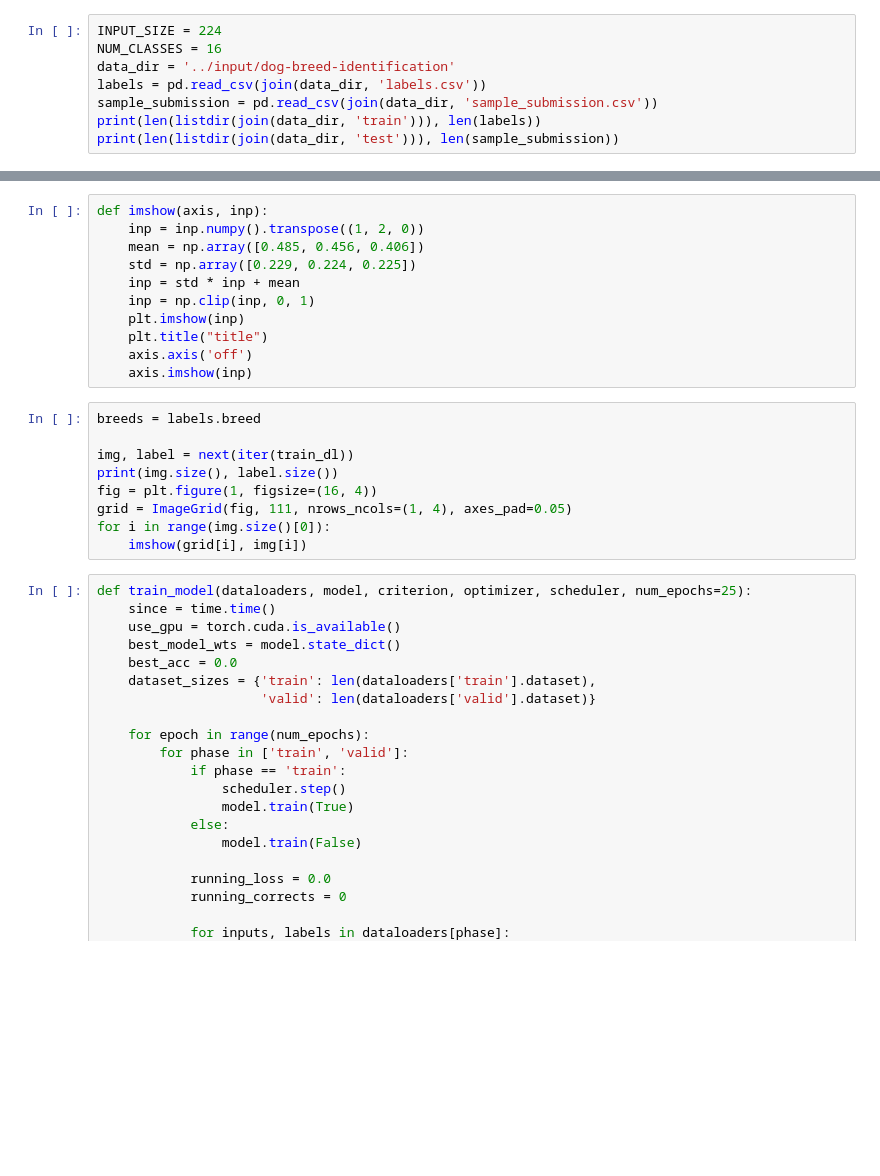
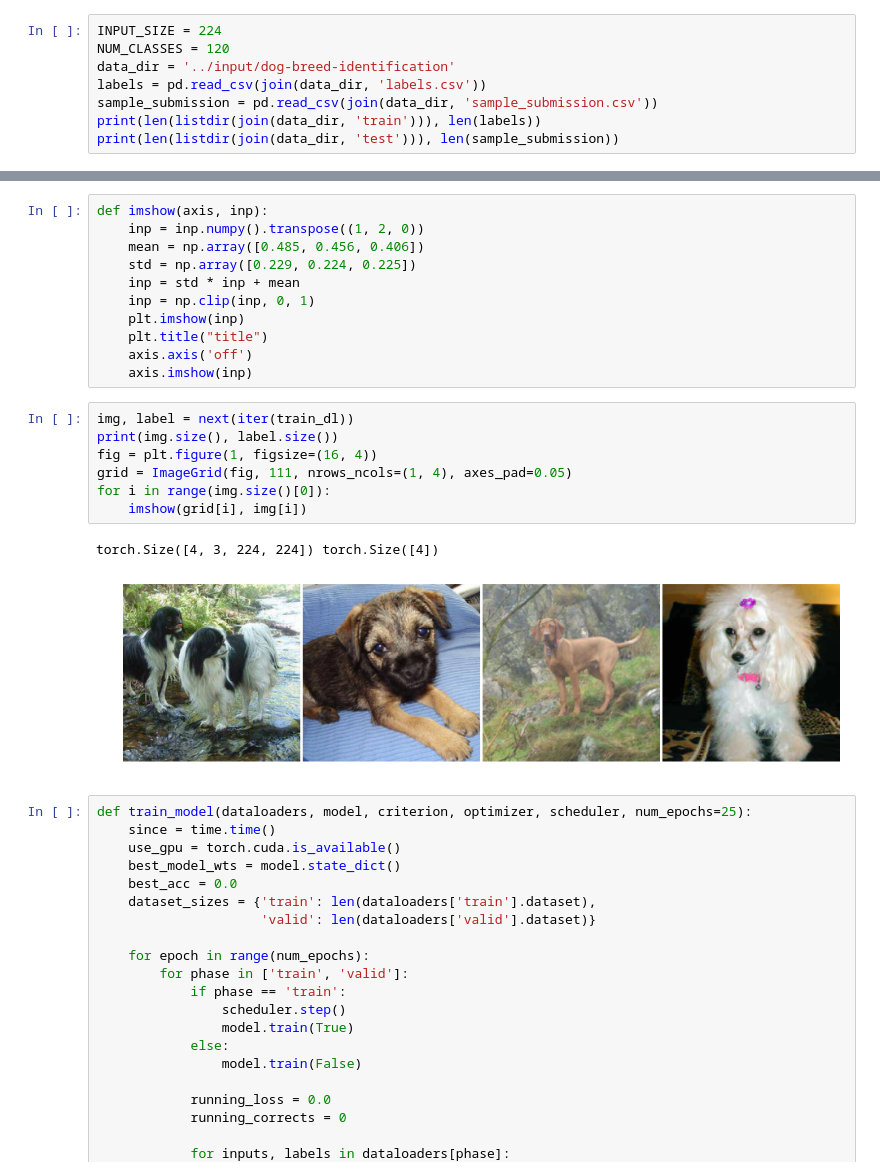
Before and after one commit to aahnn/whos-that-dog, a Jupyter notebook: breed-classifier.ipynb, the cells around one changed output, grey strips where cells are left out. Cells and saved outputs as stored; diff of their text form; blank space fills up the shorter version.

Commit message:
Expand model to all 120 breeds

```diff
--- a/breed-classifier.ipynb
+++ b/breed-classifier.ipynb
@@ -31,6 +39,6 @@ if not exists(models_dir):
 # %%
 INPUT_SIZE = 224
-NUM_CLASSES = 16
+NUM_CLASSES = 120
 data_dir = '../input/dog-breed-identification'
 labels = pd.read_csv(join(data_dir, 'labels.csv'))
 sample_submission = pd.read_csv(join(data_dir, 'sample_submission.csv'))
@@ -88,14 +101,15 @@ def imshow(axis, inp):
     axis.axis('off')
     axis.imshow(inp)
 # %%
-breeds = labels.breed
-
 img, label = next(iter(train_dl))
 print(img.size(), label.size())
 fig = plt.figure(1, figsize=(16, 4))
 grid = ImageGrid(fig, 111, nrows_ncols=(1, 4), axes_pad=0.05)
 for i in range(img.size()[0]):
     imshow(grid[i], img[i])
+# %% [output]
+torch.Size([4, 3, 224, 224]) torch.Size([4])
+[figure, added]
 # %%
 def train_model(dataloaders, model, criterion, optimizer, scheduler, num_epochs=25):
     since = time.time()
```
Also changed, not shown: parts of 8 cells of this notebook.
